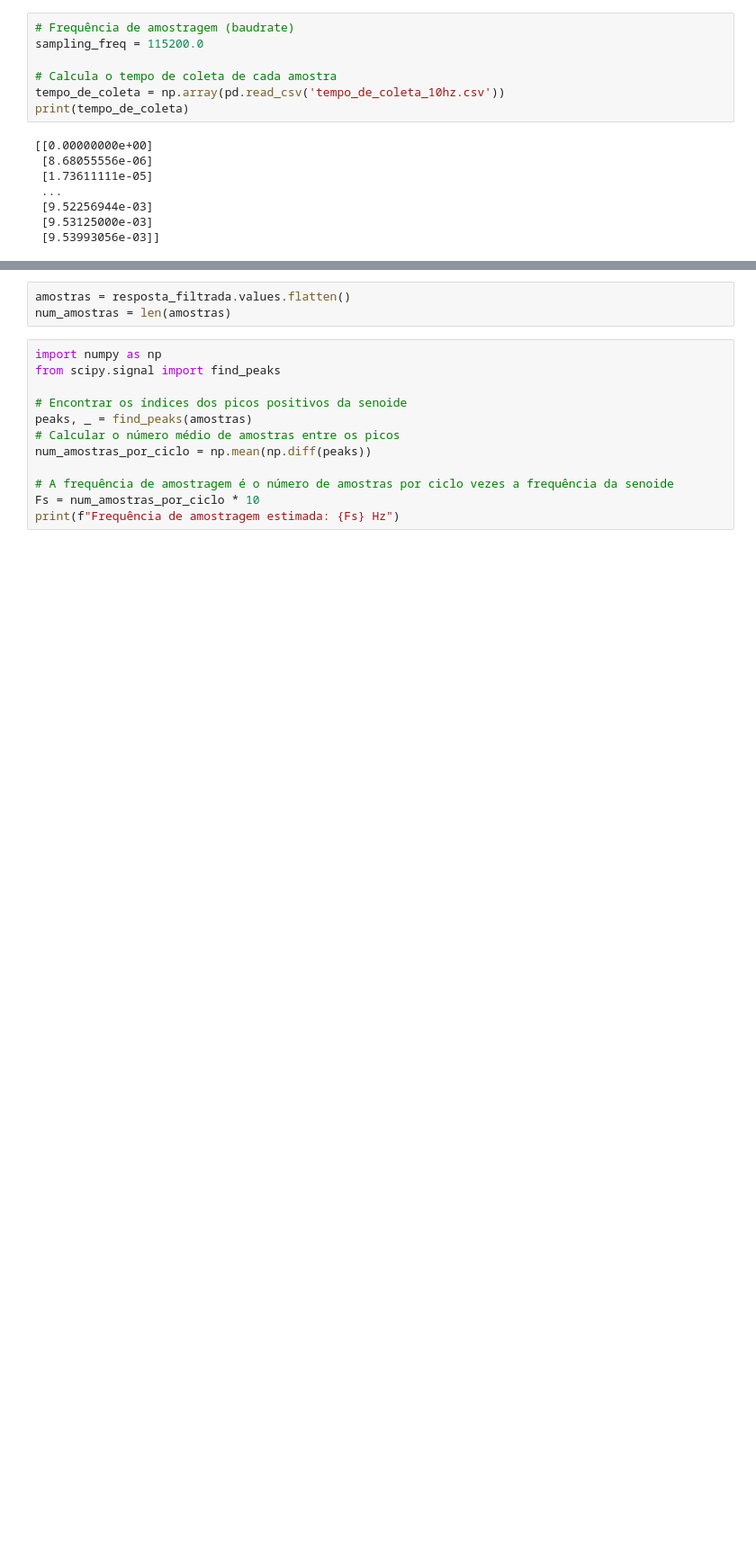
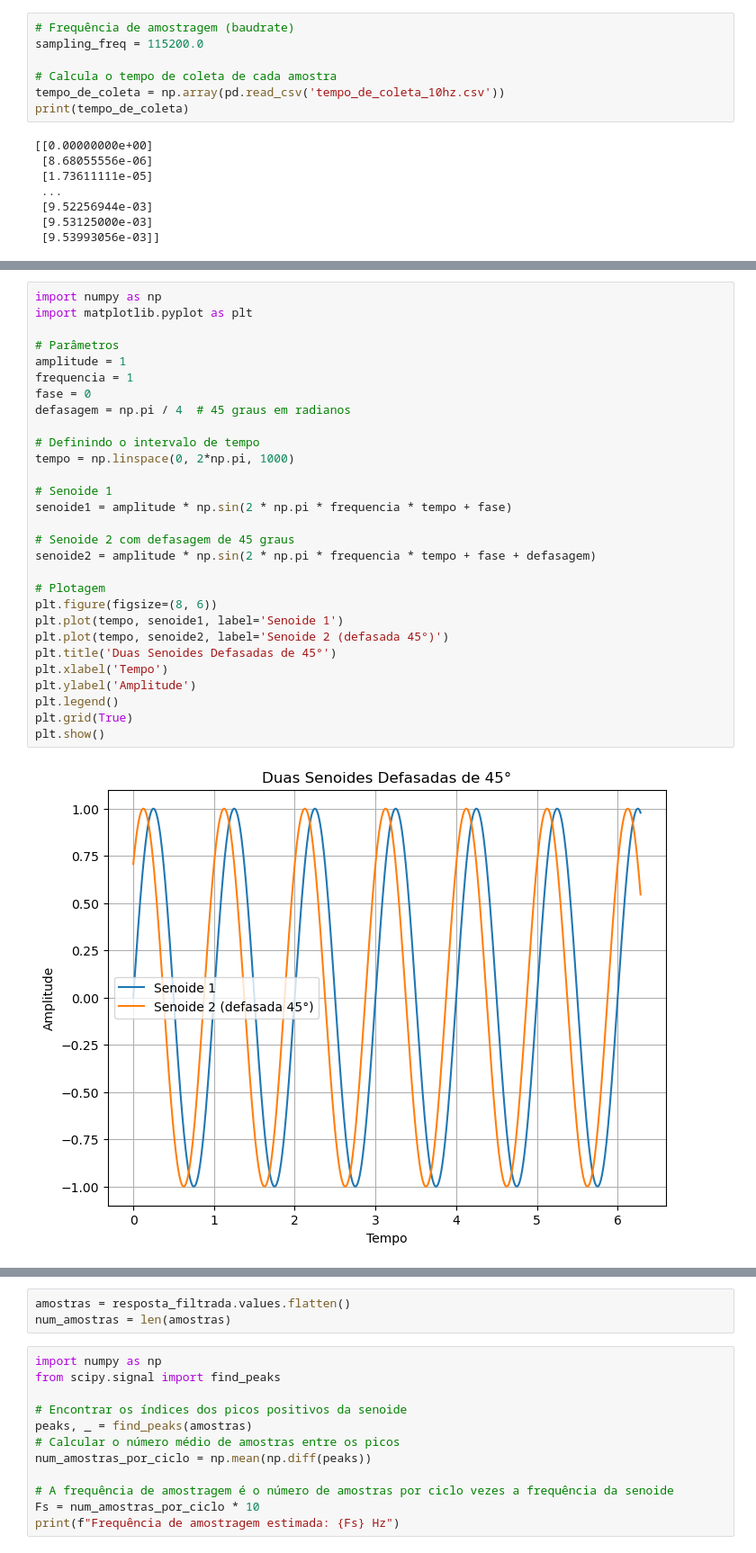
Before and after one commit to camillemotajf/lab_controle, a Jupyter notebook: filtro_data_10rpm.ipynb, the cells around one changed output, grey strips where cells are left out. Shown at 90% size. Drawn from its saved outputs; the diff is of its cells as text; blank space fills up the shorter version.

```diff
--- a/filtro_data_10rpm.ipynb
+++ b/filtro_data_10rpm.ipynb
@@ -52,3 +65,34 @@ plt.show()
+# %%
+import numpy as np
+import matplotlib.pyplot as plt
+
+# Parâmetros
+amplitude = 1
+frequencia = 1
+fase = 0
+defasagem = np.pi / 4  # 45 graus em radianos
+
+# Definindo o intervalo de tempo
+tempo = np.linspace(0, 2*np.pi, 1000)
+
+# Senoide 1
+senoide1 = amplitude * np.sin(2 * np.pi * frequencia * tempo + fase)
+
+# Senoide 2 com defasagem de 45 graus
+senoide2 = amplitude * np.sin(2 * np.pi * frequencia * tempo + fase + defasagem)
+
+# Plotagem
+plt.figure(figsize=(8, 6))
+plt.plot(tempo, senoide1, label='Senoide 1')
+plt.plot(tempo, senoide2, label='Senoide 2 (defasada 45°)')
+plt.title('Duas Senoides Defasadas de 45°')
+plt.xlabel('Tempo')
+plt.ylabel('Amplitude')
+plt.legend()
+plt.grid(True)
+plt.show()
+# %% [output]
+[figure, added]
 # %%
 print(resposta_filtrada.values.flatten())
 # %% [output]
```
Also changed, not shown: parts of 20 cells of this notebook, 16 other files.
